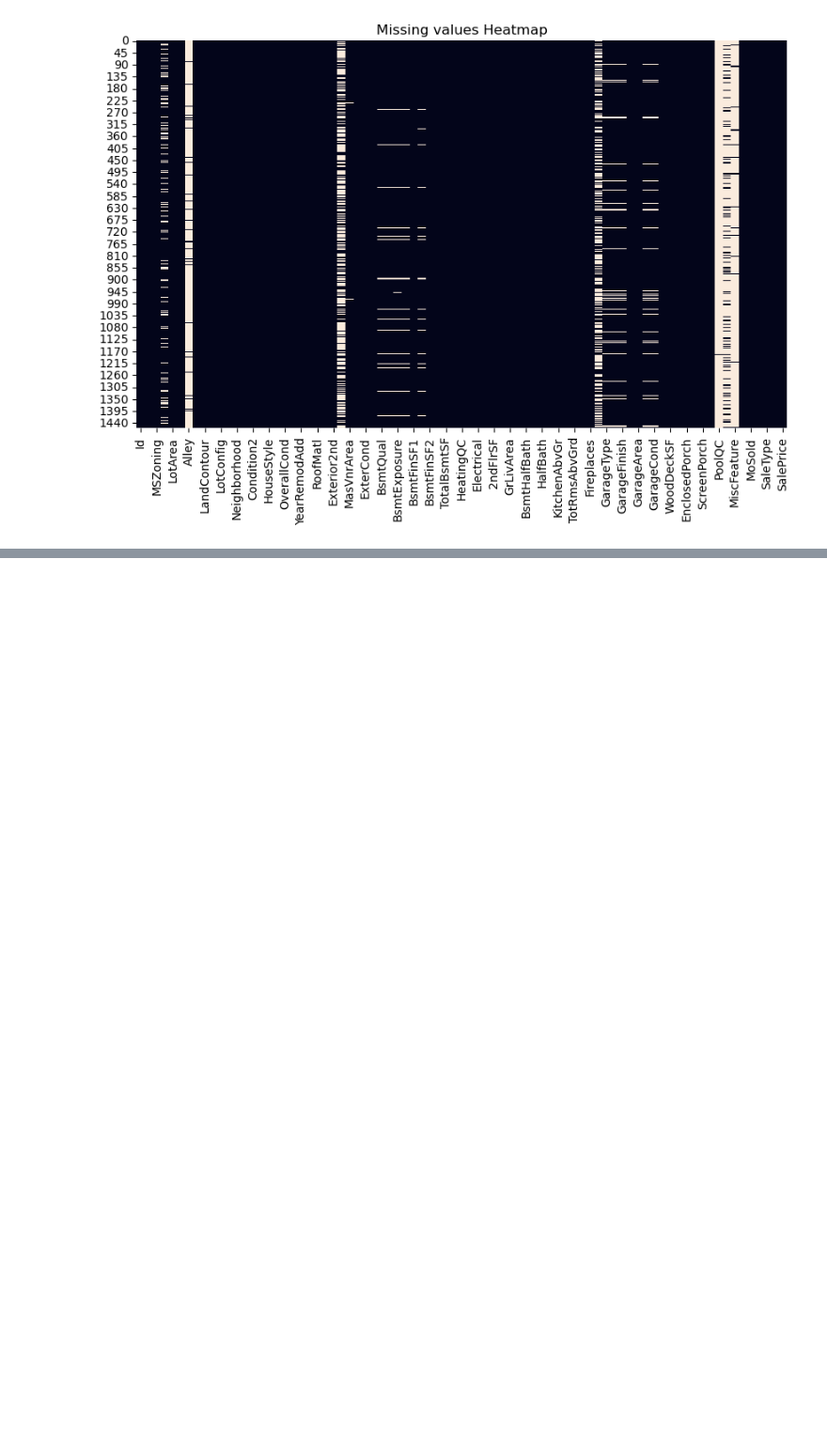
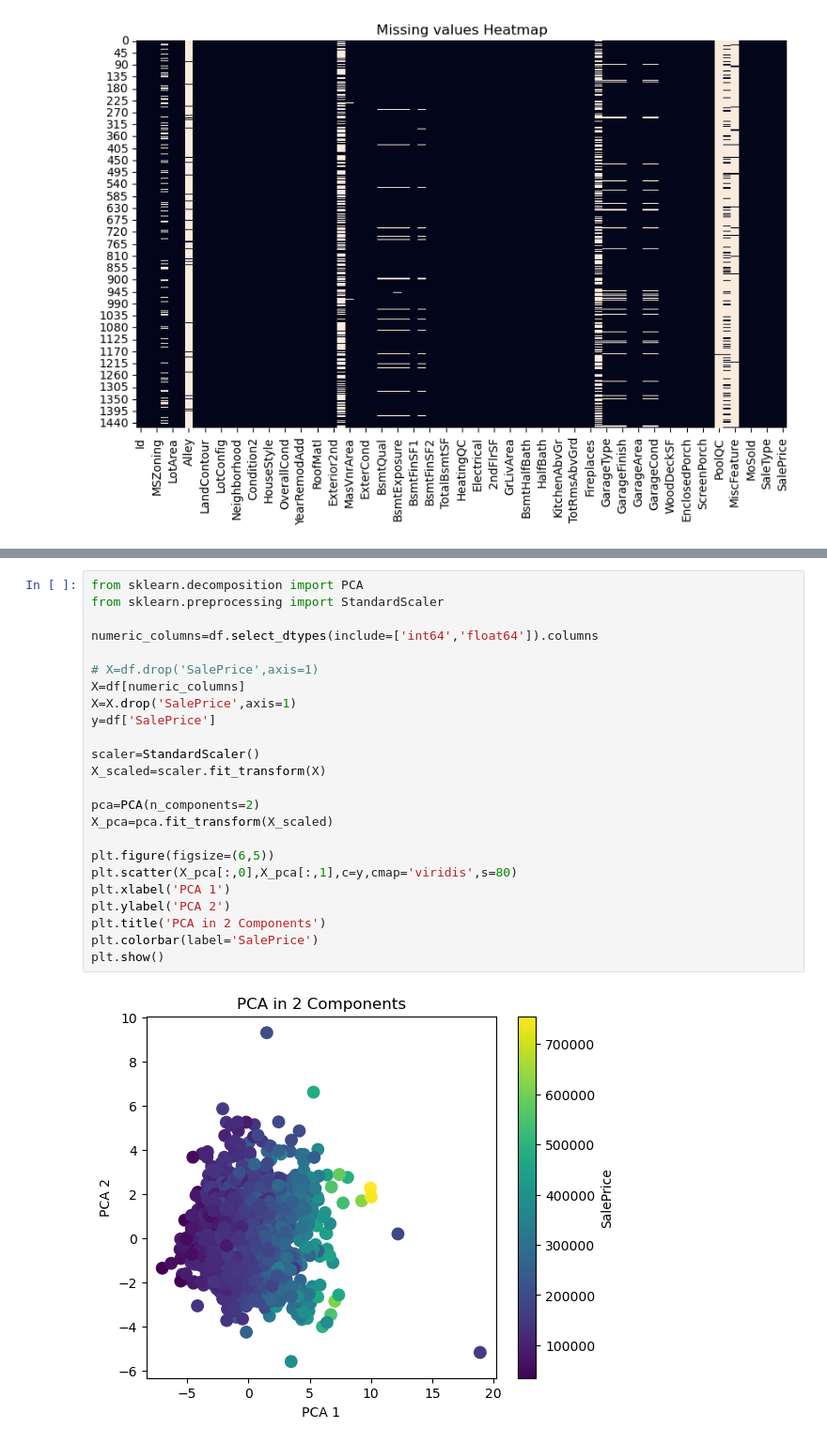
Before and after one commit to ranajawadriaz/MLOps, a Jupyter notebook: Practice/homeLab3.ipynb, the cells around one changed output, grey strips where cells are left out. Shown at 94% size. Drawn from its saved outputs; the diff is of its cells as text; blank space fills up the shorter version.

```diff
--- a/Practice/homeLab3.ipynb
+++ b/Practice/homeLab3.ipynb
@@ -82,0 +196,26 @@ numeric_cols=df.select_dtypes
+# %%
+from sklearn.decomposition import PCA
+from sklearn.preprocessing import StandardScaler
+
+numeric_columns=df.select_dtypes(include=['int64','float64']).columns
+
+# X=df.drop('SalePrice',axis=1)
+X=df[numeric_columns]
+X=X.drop('SalePrice',axis=1)
+y=df['SalePrice']
+
+scaler=StandardScaler()
+X_scaled=scaler.fit_transform(X)
+
+pca=PCA(n_components=2)
+X_pca=pca.fit_transform(X_scaled)
+
+plt.figure(figsize=(6,5))
+plt.scatter(X_pca[:,0],X_pca[:,1],c=y,cmap='viridis',s=80)
+plt.xlabel('PCA 1')
+plt.ylabel('PCA 2')
+plt.title('PCA in 2 Components')
+plt.colorbar(label='SalePrice')
+plt.show()
+# %% [output]
+[figure, added]
```
Also changed, not shown: parts of 14 cells of this notebook, 2 other files.
